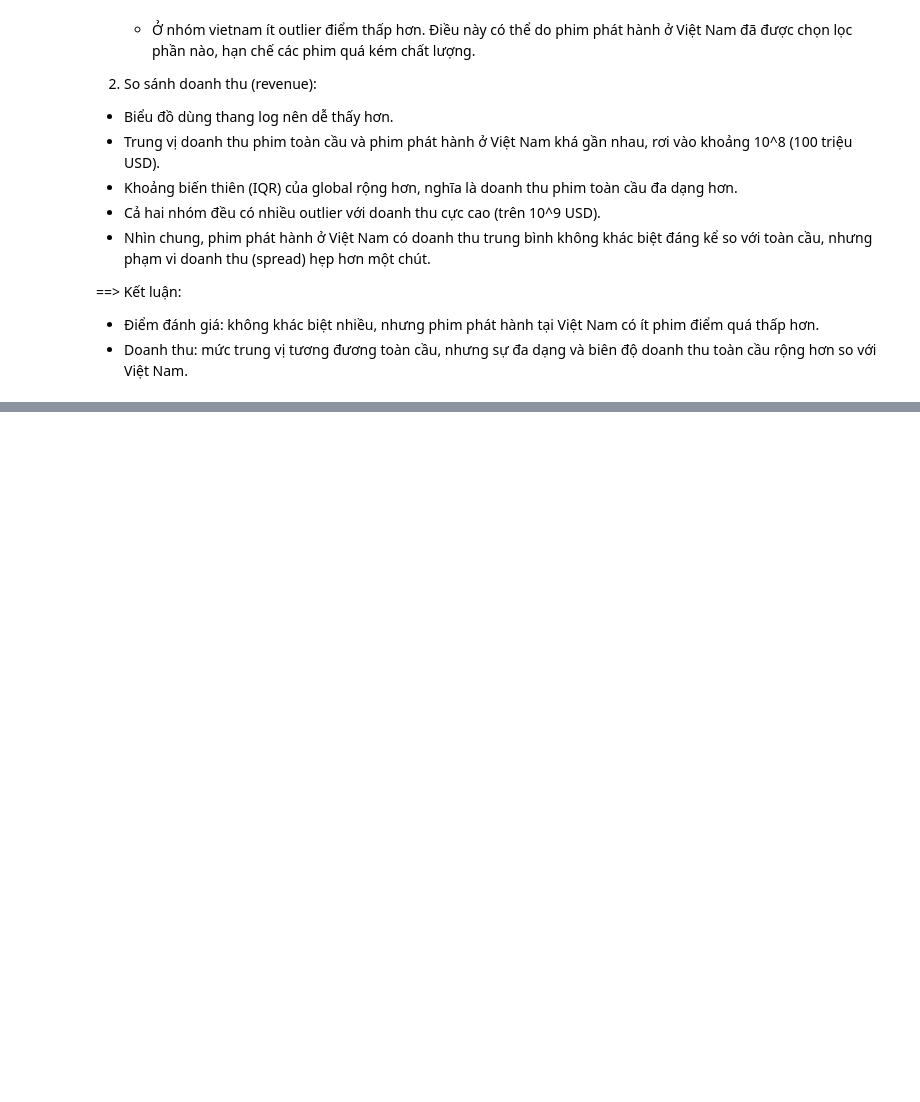
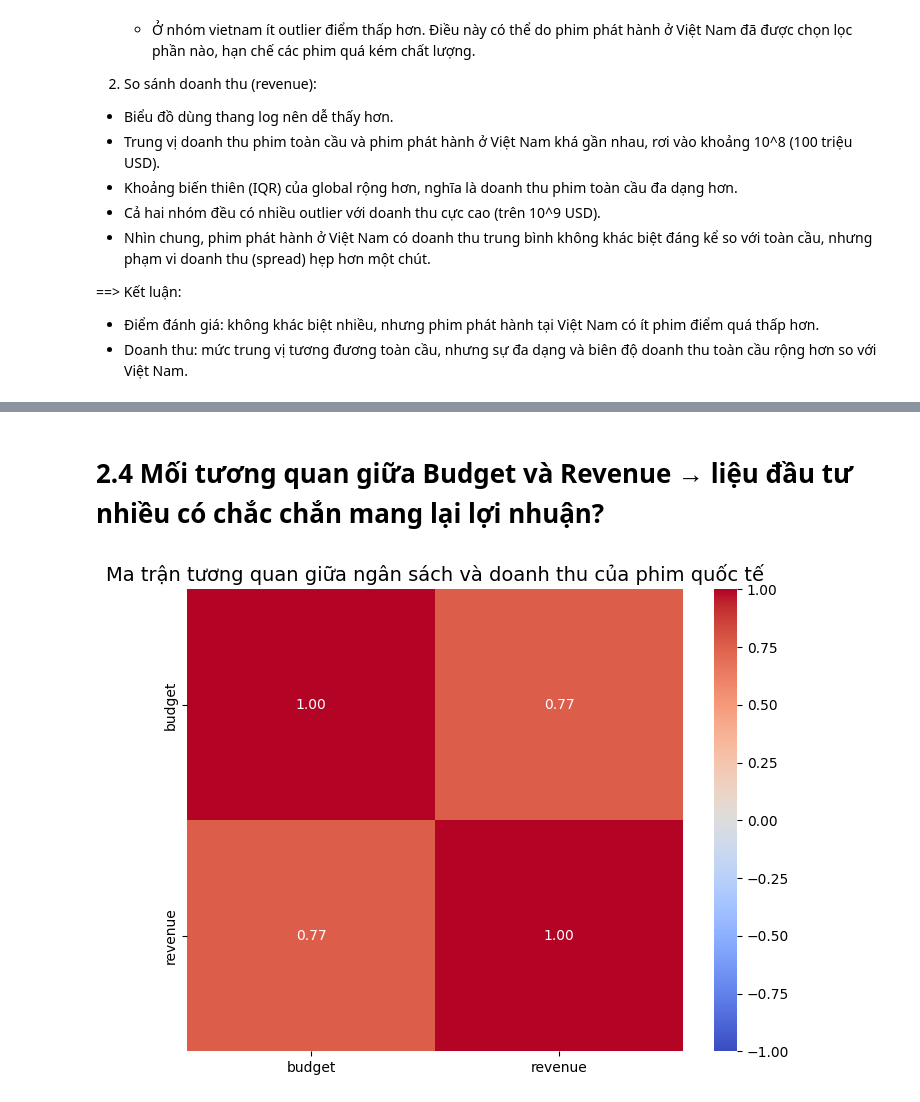
Before and after one commit to nhnghia214/Vietnam-Movies-Analysis-2009-2023, a Jupyter notebook: notebooks/exploratory_sample.ipynb, the cells around one changed output, grey strips where cells are left out. Saved outputs shown, nothing was run; the diff lists cells and outputs as text; code cells hidden in the pictures; blank space fills up the shorter version.

```diff
--- a/notebooks/exploratory_sample.ipynb
+++ b/notebooks/exploratory_sample.ipynb
@@ -792,0 +889,31 @@ plt.show()
+# %% [markdown]
+# 2.4 Mối tương quan giữa Budget và Revenue → liệu đầu tư nhiều có chắc chắn mang lại lợi nhuận?
+# %%
+import pandas as pd
+import clean_data
+import matplotlib.pyplot as plt
+import seaborn as sns
+
+# 2.4.1 Mối tương quan giữa Budget và Revenue của phim thế giới
+# Đọc dữ liệu
+df_global = clean_data.DocFile('../src/movies_2009_2023.csv')
+
+#Làm sạch dữ liệu
+df_global.fillna({
+    'budget': df_global['budget'].mean().round(2),
+    'revenue': df_global['revenue'].mean().round(2)
+}, inplace=True)
+
+#Chọn các cột numeric
+numeric_cols_global = ["budget", "revenue"]
+
+#Tính ma trận tương quan
+corr = df_global[numeric_cols_global].corr()
+
+#Vẽ heatmap
+plt.figure(figsize=(8, 6))
+sns.heatmap(corr, annot=True, fmt='.2f', cmap='coolwarm', vmin=-1, vmax=1)
+plt.title("Ma trận tương quan giữa ngân sách và doanh thu của phim quốc tế", fontsize=14)
+plt.show()
+# %% [output]
+[figure, added]
```
Also changed, not shown: parts of 12 cells of this notebook, 2 other files.
